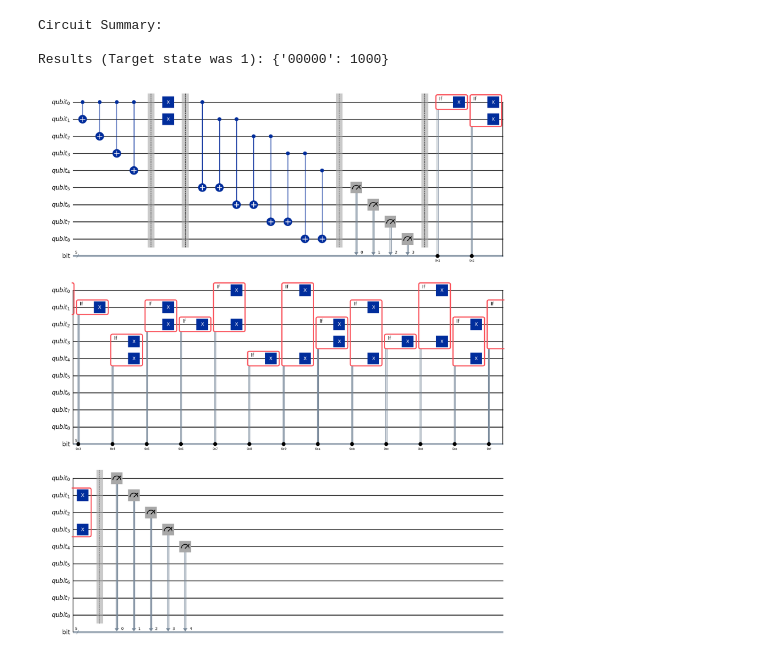
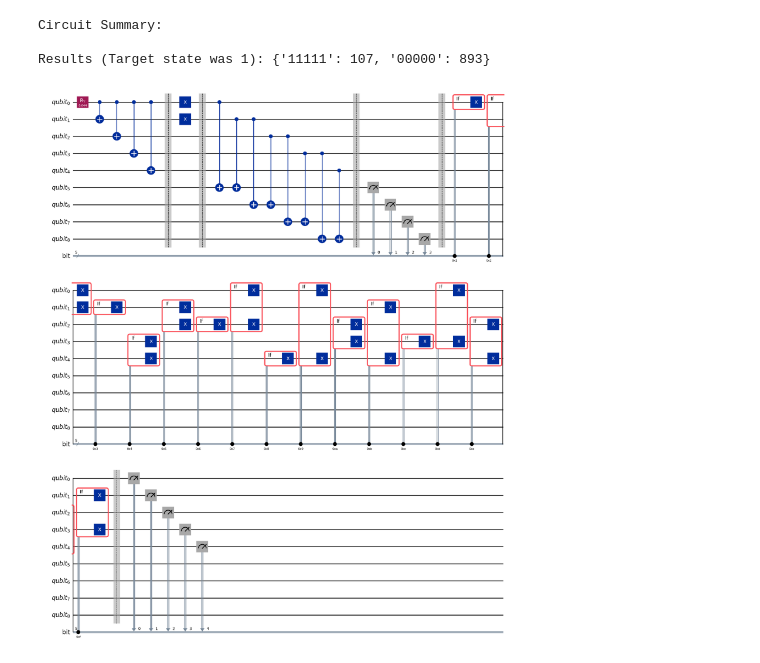
Before and after one commit to new-how/IQCI_114-1_final, a Jupyter notebook: 2n+1-qubitQEC.ipynb, the cells around one changed output. Saved outputs shown, nothing was run; the diff lists cells and outputs as text; code cells hidden in the pictures.

```diff
--- a/2n+1-qubitQEC.ipynb
+++ b/2n+1-qubitQEC.ipynb
@@ -2,6 +2,7 @@
 from qiskit import QuantumCircuit, QuantumRegister, ClassicalRegister, transpile
 from qiskit_aer import AerSimulator
 from qiskit.visualization import circuit_drawer
+import numpy as np
 
 # N = 2n + 1
 N = 5
@@ -26,6 +27,9 @@ qc = QuantumCircuit(q, c)
 # You can also play with the following
 # qc.x(q[0]) sets initial state to |1>
 # qc.h(q[0]) sets initial state to (|0> + |1>) / sqrt(2)
+p = 0.1 # Probability for |1>
+theta  = 2 * np.arcsin(np.sqrt(p))
+qc.ry(theta, q[0])
 
 # --- STEP 1: ENCODING ---
 # Spread the state to qubit 1 and 2 (Encoding |1> into |111>)
@@ -54,32 +58,32 @@ qc.barrier()
 for i in range(1, 2 ** (N - 1)):
     with qc.if_test((c, i)):
         num = gray_to_binary(i)
         if(majority_bit(num, N) == 1):
             num = ~num
         for j in range(N):
             if(num % 2 == 1):
                 qc.x(q[j])
             num >>= 1
 qc.barrier()
 
 # --- STEP 4: MEASUREMENT ---
 # We measure the corrected logical qubits
 for i in range(N):
     qc.measure(q[i], c[i])
 
 # --- EXECUTION ---
 simulator = AerSimulator()
 compiled_circuit = transpile(qc, simulator)
 job = simulator.run(compiled_circuit, shots=1000)
 result = job.result()
 counts = result.get_counts()
 
 print("Circuit Summary:")
 # print(qc.draw(output='text'))
 print(f"\nResults (Target state was 1): {counts}")
 qc.draw("mpl")
 # %% [output]
 Circuit Summary:
 
-Results (Target state was 1): {'00000': 1000}
+Results (Target state was 1): {'11111': 107, '00000': 893}
-[figure, old version]
+[figure, new version]
```
